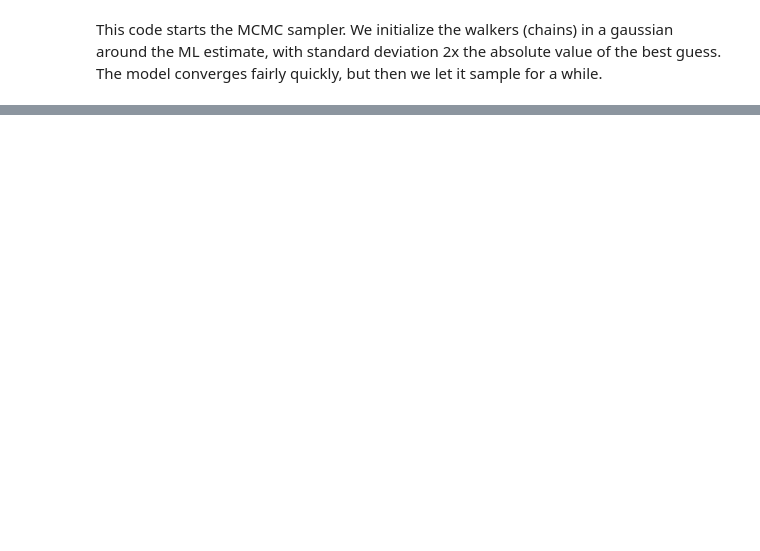
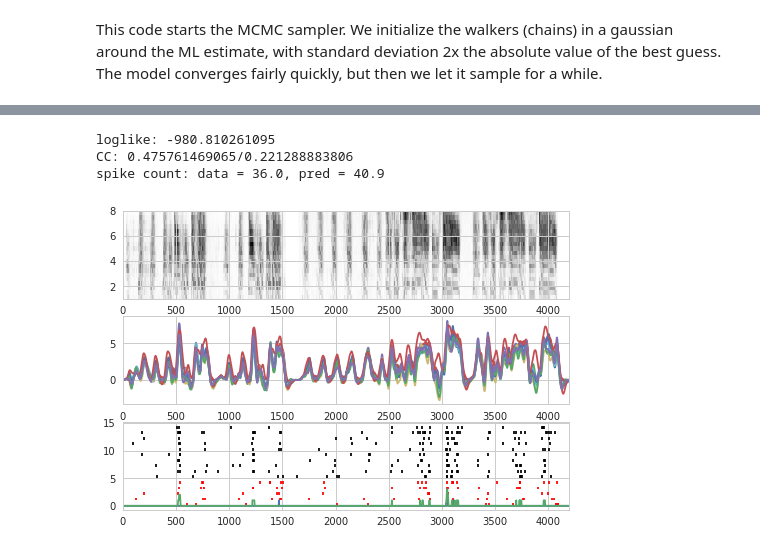
Before and after one commit to melizalab/dstrf, a Jupyter notebook: notebooks/glmat/glmat_2dbi_song_twin.ipynb, the cells around one changed output, grey strips where cells are left out. Cells and saved outputs as stored; diff of their text form; code cells hidden in the pictures; blank space fills up the shorter version.

```diff
--- a/notebooks/glmat/glmat_2dbi_song_twin.ipynb
+++ b/notebooks/glmat/glmat_2dbi_song_twin.ipynb
@@ -331,3 +383,37 @@ plt.xlim(0, 1000)
+# %%
+mat.random_seed(1)
+n_draw = 10
+t_stim = np.linspace(0, test_data["duration"], test_data["stim"].shape[1])
+plt.subplot(311).imshow(test_data["stim"], extent=(0, test_data["duration"], f_min, f_max))
+vax = plt.subplot(312)
+ax = plt.subplot(313)
+for j, spk in enumerate(test_data["spike_t"]):
+    ax.vlines(spk * model_dt, j, j + 0.5, 'r')
+
+samples = np.random.permutation(nwalkers)[:n_draw]
+pred = np.zeros((test_data["spike_v"].shape[0], n_draw), dtype=test_data["spike_v"].dtype)
+for i, idx in enumerate(samples):
+    mparams = pos[idx]
+    V_mc = mltest.V(mparams)
+    vax.plot(t_stim, V_mc)
+    pred[:, i] = mltest.predict(mparams, matparams[3:], V_mc)
+    spk_t = pred[:, i].nonzero()[0]
+    ax.vlines(spk_t * model_dt, i + j + 1, i + j + 1.5)
+pred_psth = spikes.psth(pred, upsample, 1)
+test_psth = spikes.psth(test_data["spike_v"], upsample, 1)
+ax.plot(t_stim, test_psth, t_stim, pred_psth)
+for ax in plt.gcf().axes:
+    ax.set_xlim(0, 4200)
+
+eo = performance.corrcoef(test_data["spike_v"][::2], test_data["spike_v"][1::2], upsample, 1)
+print("loglike: {}".format(-mltest.loglike(w0)))
+print("CC: {}/{}".format(np.corrcoef(test_psth, pred_psth)[0, 1], eo))
+print("spike count: data = {}, pred = {}".format(test_data["spike_v"].sum() / n_trials, pred.sum() / n_draw))
+# %% [output]
+loglike: -980.810261095
+CC: 0.475761469065/0.221288883806
+spike count: data = 36.0, pred = 40.9
+[figure, added]
 # %%
 # posterior predictive distribution
 stim = test_data["stim"]
```
Also changed, not shown: parts of 15 cells of this notebook, 1 other file.
